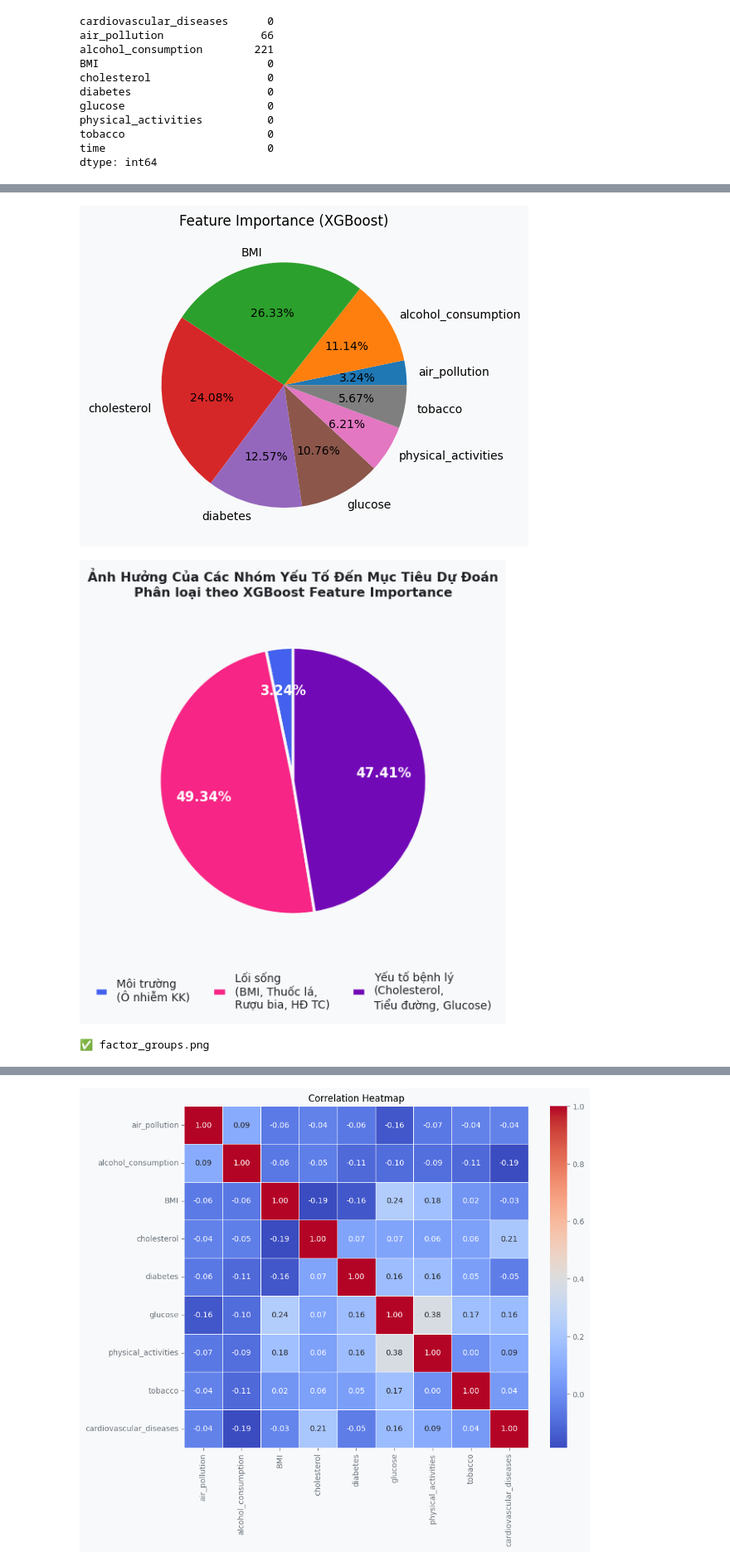
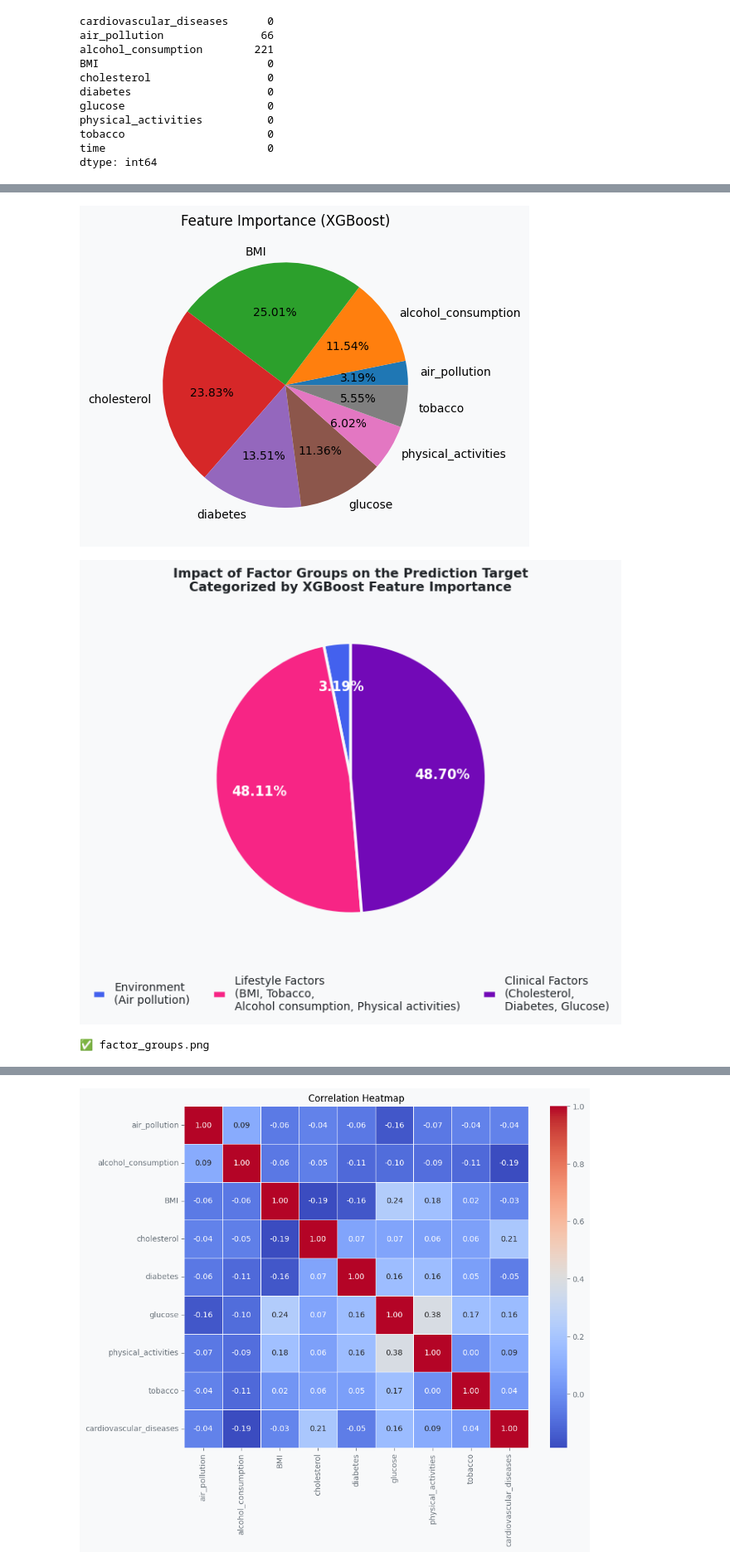
Before and after one commit to baolam/heart-disease-analysis, a Jupyter notebook: processing/draw_for_report copy.ipynb, the cells around one changed output, grey strips where cells are left out. Shown at 83% size. Saved outputs shown, nothing was run; the diff lists cells and outputs as text; code cells hidden in the pictures.

```diff
--- a/processing/draw_for_report copy.ipynb
+++ b/processing/draw_for_report copy.ipynb
@@ -163,14 +163,14 @@ import numpy as np
 
 # --- Mapping tên biến → tiếng Việt + màu sắc ---
 var_config = {
-    'air_pollution':          {'label': 'Ô nhiễm không khí (log)', 'color': '#5B7FD4'},
-    'alcohol_consumption':    {'label': 'Tiêu thụ rượu bia',        'color': '#5B7FD4'},
-    'BMI':                    {'label': 'Chỉ số BMI',               'color': '#4EC6D4'},
+    'air_pollution':          {'label': 'Air pollution (log)', 'color': '#5B7FD4'},
+    'alcohol_consumption':    {'label': 'Alcohol consumption',        'color': '#5B7FD4'},
+    'BMI':                    {'label': 'BMI',               'color': '#4EC6D4'},
     'cholesterol':            {'label': 'Cholesterol',              'color': '#7B9FE0'},
-    'diabetes':               {'label': 'Tiểu đường',               'color': '#8B6BB5'},
+    'diabetes':               {'label': 'Diabetes',               'color': '#8B6BB5'},
     'glucose':                {'label': 'Glucose',                  'color': '#9B59B6'},
-    'physical_activities':    {'label': 'Hoạt động thể chất',       'color': '#E85D9A'},
-    'tobacco':                {'label': 'Thuốc lá',                 'color': '#C04BC0'},
+    'physical_activities':    {'label': 'Physical activities',       'color': '#E85D9A'},
+    'tobacco':                {'label': 'Tobacco',                 'color': '#C04BC0'},
 }
 
 cols = [c for c in var_config if c in df.columns]
@@ -232,8 +232,8 @@ for i, col in enumerate(cols[:8]):
 
 # --- Legend chung ---
 legend_handles = [
-    mpatches.Patch(color='#E74C3C', label='Trung bình (Mean)'),
-    mpatches.Patch(color='#27AE60', label='Trung vị (Median)'),
+    mpatches.Patch(color='#E74C3C', label='Mean'),
+    mpatches.Patch(color='#27AE60', label='Median'),
 ]
 fig.legend(handles=legend_handles, loc='lower center', ncol=2,
            fontsize=10, frameon=False,
@@ -241,11 +241,11 @@ fig.legend(handles=legend_handles, loc='lower center', ncol=2,
 
 # --- Tiêu đề chính ---
 fig.suptitle(
-    'Phân Phối Các Biến Đặc Trưng — Biểu Đồ Hộp (Boxplot)',
+    'Distribution of Feature Variables — Boxplot',
     fontsize=15, fontweight='bold', color='#1a1a2e', y=1.02
 )
 fig.text(0.5, 0.98,
-         'Bộ Dữ Liệu CVD Risk Factors — WHO GHO (2010–2015, n=10.516)',
+         'CVD Risk Factors — WHO GHO (2010–2015, n=8.605)',
          ha='center', fontsize=10, color='#555')
 
 plt.tight_layout(rect=[0, 0.04, 1, 0.97])
@@ -506,7 +527,7 @@ Notes:
 # %%
 X_train, X_test, y_train, y_test = train_test_split(
     X, y,
-    test_size=0.3,
+    test_size=0.2,
     random_state=42
 )
 
@@ -559,7 +580,7 @@ country_names = {
     'KAZ': 'Kazakhstan',
     'MDA': 'Moldova',
     'LVA': 'Latvia',
-    'MNG': 'Mông Cổ',
+    'MNG': 'Mongolia',
     'ROU': 'Romania',
 }
 df_top['label'] = df_top['country'].map(lambda x: country_names.get(x, x))
@@ -599,16 +620,16 @@ ax.axvline(global_mean, color='#E63946',
            linestyle='--', linewidth=1.8, alpha=0.8)
 ax.text(
     global_mean + 0.4, 0.42,
-    f'TB toàn cầu\n{global_mean}',
+    f'Global Average\n{global_mean}',
     fontsize=8.5, color='#E63946',
     va='bottom', fontweight='600'
 )
 
 # ── Nhãn & tiêu đề ─────────────────────────────────────────────
-ax.set_xlabel('Tỷ lệ CVD trung bình (ca/100.000 dân)', fontsize=11)
+ax.set_xlabel('Average CVD Rate (cases per 100,000 population)', fontsize=11)
 ax.set_title(
-    'Top 10 Quốc Gia Có Tỷ Lệ Bệnh Tim Mạch Cao Nhất\n'
-    'Trung bình giai đoạn 2010–2015  |  Nguồn: WHO GHO',
+    'Top 10 Countries with the Highest Cardiovascular Disease (CVD) Rates\n'
+    'Average (2010–2015)',
     fontsize=12, fontweight='bold',
     color='#212529', pad=14
 )
@@ -888,7 +909,7 @@ plt.pie(
 plt.title("Feature Importance (XGBoost)")
 plt.show()
 # %% [output]
-[figure, old version]
+[figure, new version]
 # %%
 def draw_contribution(groups : dict = None, title=""):
     # Tiến hành tiền xử lí sơ sơ
@@ -914,11 +935,11 @@ def draw_contribution(groups : dict = None, title=""):
     plt.show()
 # %%
 groups_def = {
-    'Lối sống\n(BMI, Thuốc lá,\nRượu bia, HĐ TC)':
+    'Lifestyle Factors\n(BMI, Tobacco,\nAlcohol consumption, Physical activities)':
         ['physical_activities', 'tobacco', 'alcohol_consumption', 'BMI'],
-    'Môi trường\n(Ô nhiễm KK)':
+    'Environment\n(Air pollution)':
         ['air_pollution'],
-    'Yếu tố bệnh lý\n(Cholesterol,\nTiểu đường, Glucose)':
+    'Clinical Factors\n(Cholesterol,\nDiabetes, Glucose)':
         ['cholesterol', 'diabetes', 'glucose'],
 }
 
@@ -948,36 +969,36 @@ wedges, texts, autotexts = ax.pie(
     startangle=90,
     pctdistance=0.68,
     wedgeprops=dict(linewidth=2.5, edgecolor='#F8F9FA'),
     textprops=dict(fontsize=11)
 )
 for at in autotexts:
     at.set_fontsize(12)
     at.set_fontweight('bold')
     at.set_color('white')
 
 ax.legend(
     wedges, group_labels,
     loc='lower center',
     bbox_to_anchor=(0.5, -0.22),
     ncol=3,
     fontsize=10,
     framealpha=0,
     labelcolor='#212529',
     handlelength=1.2
 )
 ax.set_title(
-    'Ảnh Hưởng Của Các Nhóm Yếu Tố Đến Mục Tiêu Dự Đoán\n'
-    'Phân loại theo XGBoost Feature Importance',
+    'Impact of Factor Groups on the Prediction Target\n'
+    'Categorized by XGBoost Feature Importance',
     fontsize=11.5, fontweight='bold', color='#212529', pad=16
 )
 
 plt.tight_layout()
 plt.savefig('factor_groups.png', dpi=180,
             bbox_inches='tight', facecolor='#F8F9FA')
 plt.show()
 print("✅ factor_groups.png")
 # %% [output]
-[figure, old version]
+[figure, new version]
 ✅ factor_groups.png
 # %%
 from sklearn.tree import DecisionTreeRegressor
```
Also changed, not shown: parts of 43 cells of this notebook, 5 other files.
